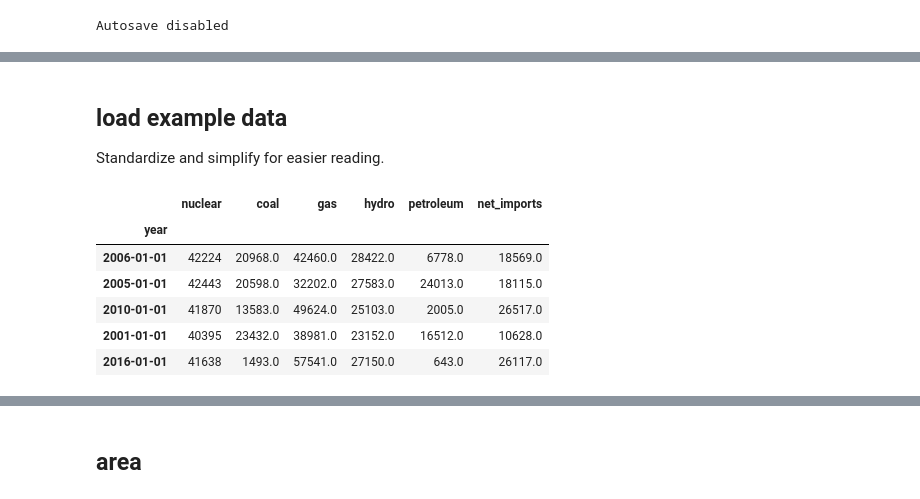
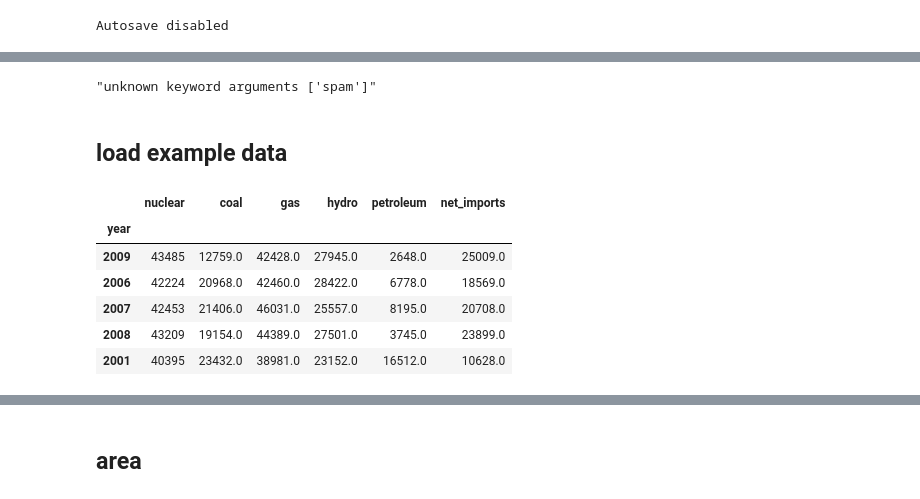
Before and after one commit to samkennerly/kingofsnake, a Jupyter notebook: books/plot.ipynb, the cells around one changed output, grey strips where cells are left out. Saved outputs shown, nothing was run; the diff lists cells and outputs as text; code cells hidden in the pictures.

```diff
--- a/books/plot.ipynb
+++ b/books/plot.ipynb
@@ -7,6 +7,7 @@ Convenience class for data visualization.
 from tools import *
 from plot import Plot
 
-path = DATADIR / 'examples/energy.csv'
+COLOR = 'green black yellow blue red grey'.split()
+ENERGY = DATADIR / 'examples/energy.csv'
 # %% [output]
 Autosave disabled
@@ -31,28 +41,34 @@ plot.params
+# %%
+# Unknown parameters will raise an error
+try:
+    Plot(spam='eggs')
+except KeyError as err:
+    print(err)
+# %% [output]
+"unknown keyword arguments ['spam']"
 # %% [markdown]
 ## load example data
-Standardize and simplify for easier reading.
 # %%
-data = read_csv(path)
+data = read_csv(ENERGY)
 
 # Remove sneaky whitespace from column names
 data.columns = data.columns.str.strip().str.lower().str.replace(' ', '_')
 
-# Convert dates and consolidate columns
+# Consolidate columns
 del data['total']
-data['year'] = to_datetime(data['year'], format='%Y')
 data['hydro'] = data.pop('conv._hydro') + data.pop('ps_hydro')
 data['gas'] = data.pop('lfg') + data.pop('natural_gas')
 
 # Sort and filter
 data = data.set_index('year').sort_index()
 data = data.loc['2000':, data.sum().nlargest(6).index]
 
 afew(data)
 # %% [output]
 |  | nuclear | coal | gas | hydro | petroleum | net_imports |
 | year |  |  |  |  |  |  |
-| 2006-01-01 | 42224 | 20968.0 | 42460.0 | 28422.0 | 6778.0 | 18569.0 |
-| 2005-01-01 | 42443 | 20598.0 | 32202.0 | 27583.0 | 24013.0 | 18115.0 |
-| 2010-01-01 | 41870 | 13583.0 | 49624.0 | 25103.0 | 2005.0 | 26517.0 |
-| 2001-01-01 | 40395 | 23432.0 | 38981.0 | 23152.0 | 16512.0 | 10628.0 |
-| 2016-01-01 | 41638 | 1493.0 | 57541.0 | 27150.0 | 643.0 | 26117.0 |
+| 2009 | 43485 | 12759.0 | 42428.0 | 27945.0 | 2648.0 | 25009.0 |
+| 2006 | 42224 | 20968.0 | 42460.0 | 28422.0 | 6778.0 | 18569.0 |
+| 2007 | 42453 | 21406.0 | 46031.0 | 25557.0 | 8195.0 | 20708.0 |
+| 2008 | 43209 | 19154.0 | 44389.0 | 27501.0 | 3745.0 | 23899.0 |
+| 2001 | 40395 | 23432.0 | 38981.0 | 23152.0 | 16512.0 | 10628.0 |
```
Also changed, not shown: parts of 34 cells of this notebook, 1 other file.
